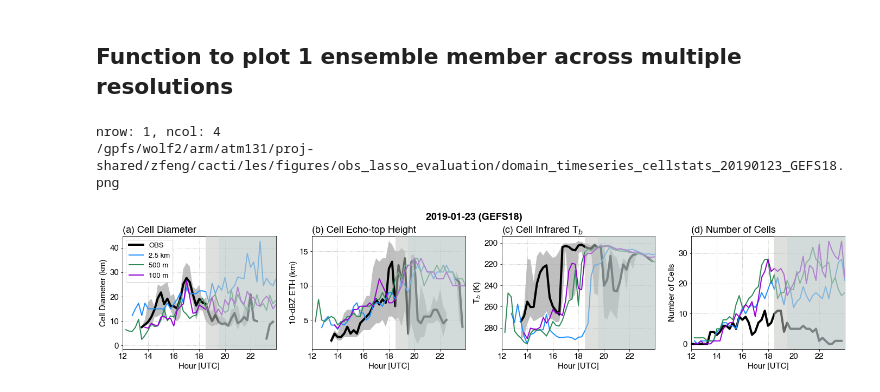
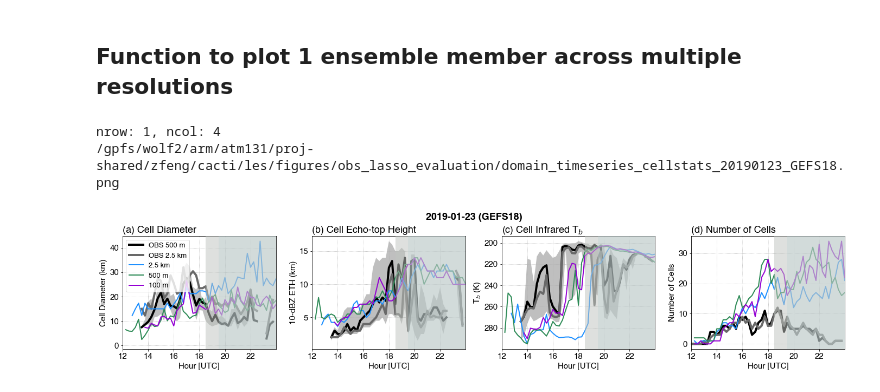
Before and after one commit to ICLASS-SFA/lasso_cellgrowth, a Jupyter notebook: notebooks/plot_domain_cellstats_timeseries_by_case_obs_lasso.ipynb, the cells around one changed output. Saved outputs shown, nothing was run; the diff lists cells and outputs as text; code cells hidden in the pictures.

```diff
--- a/notebooks/plot_domain_cellstats_timeseries_by_case_obs_lasso.ipynb
+++ b/notebooks/plot_domain_cellstats_timeseries_by_case_obs_lasso.ipynb
@@ -272,0 +292,4 @@ Data variables:
+# %%
+# Read OBS 2.5km data
+ds_obs25 = xr.open_dataset(statsfiles_obs25[0])
+ds_obs25
@@ -286,6 +327,8 @@ Data variables:
 # Convert cell area to equivalent diameter
 diam_avg_obs = 2 * np.sqrt(ds_obs.cellarea_mean)
 diam_qnt_obs = 2 * np.sqrt(ds_obs.cellarea_quantile)
+diam_avg_obs25 = 2 * np.sqrt(ds_obs25.cellarea_mean)
+diam_qnt_obs25 = 2 * np.sqrt(ds_obs25.cellarea_quantile)
 diam_avg_d2 = 2 * np.sqrt(ds_d2.cellarea_mean)
 diam_qnt_d2 = 2 * np.sqrt(ds_d2.cellarea_quantile)
 diam_avg_d3 = 2 * np.sqrt(ds_d3.cellarea_mean)
@@ -295,16 +338,19 @@ diam_qnt_d4 = 2 * np.sqrt(ds_d4.cellarea_quantile)
 
 # Convert ETH units from [m] to [km]
 eth10_qnt_obs = ds_obs.echotop10_quantile / 1000
+eth10_qnt_obs25 = ds_obs25.echotop10_quantile / 1000
 eth10_qnt_d2 = ds_d2.echotop10_quantile / 1000
 eth10_qnt_d3 = ds_d3.echotop10_quantile / 1000
 eth10_qnt_d4 = ds_d4.echotop10_quantile / 1000
 
 tb_qnt_obs = ds_obs.tb_quantile
+tb_qnt_obs25 = ds_obs25.tb_quantile
 tb_qnt_d2 = ds_d2.tb_quantile
 tb_qnt_d3 = ds_d3.tb_quantile
 tb_qnt_d4 = ds_d4.tb_quantile
 
 ncells_obs = ds_obs.ncells
+ncells_obs25 = ds_obs25.ncells
 ncells_d2 = ds_d2.ncells
 ncells_d3 = ds_d3.ncells
 ncells_d4 = ds_d4.ncells
@@ -480,16 +523,16 @@ def plot_allens(nrow, ncol, da_lines, da_shade, time_shade=None,
 case_date = start_dates[0]
 
 da_lines = [
-    [{'o':diam_qnt_obs.sel(quantile=0.5), 'e':diam_qnt_d2.sel(quantile=0.5)},
+    [{'o':diam_qnt_obs25.sel(quantile=0.5), 'e':diam_qnt_d2.sel(quantile=0.5)},
      {'o':diam_qnt_obs.sel(quantile=0.5), 'e':diam_qnt_d3.sel(quantile=0.5)},
      {'o':diam_qnt_obs.sel(quantile=0.5), 'e':diam_qnt_d4.sel(quantile=0.5)},],
-    [{'o':eth10_qnt_obs.sel(quantile=0.5), 'e':eth10_qnt_d2.sel(quantile=0.5)},
+    [{'o':eth10_qnt_obs25.sel(quantile=0.5), 'e':eth10_qnt_d2.sel(quantile=0.5)},
      {'o':eth10_qnt_obs.sel(quantile=0.5), 'e':eth10_qnt_d3.sel(quantile=0.5)},
      {'o':eth10_qnt_obs.sel(quantile=0.5), 'e':eth10_qnt_d4.sel(quantile=0.5)},],
-    [{'o':tb_qnt_obs.sel(quantile=0.5), 'e':tb_qnt_d2.sel(quantile=0.5)},
+    [{'o':tb_qnt_obs25.sel(quantile=0.5), 'e':tb_qnt_d2.sel(quantile=0.5)},
      {'o':tb_qnt_obs.sel(quantile=0.5), 'e':tb_qnt_d3.sel(quantile=0.5)},
      {'o':tb_qnt_obs.sel(quantile=0.5), 'e':tb_qnt_d4.sel(quantile=0.5)},],
-    [{'o':ncells_obs, 'e':ncells_d2},
+    [{'o':ncells_obs25, 'e':ncells_d2},
      {'o':ncells_obs, 'e':ncells_d3},
      {'o':ncells_obs, 'e':ncells_d4},],
 ]
@@ -500,10 +543,15 @@ print(f"nrow: {nrow}, ncol: {ncol}")
 diam_iqr = {'lo':diam_qnt_obs.sel(quantile=0.25), 'hi':diam_qnt_obs.sel(quantile=0.75)}
 eth10_iqr = {'lo':eth10_qnt_obs.sel(quantile=0.25), 'hi':eth10_qnt_obs.sel(quantile=0.75)}
 tb_iqr = {'lo':tb_qnt_obs.sel(quantile=0.25), 'hi':tb_qnt_obs.sel(quantile=0.75)}
+
+diam_iqr25 = {'lo':diam_qnt_obs25.sel(quantile=0.25), 'hi':diam_qnt_obs25.sel(quantile=0.75)}
+eth10_iqr25 = {'lo':eth10_qnt_obs25.sel(quantile=0.25), 'hi':eth10_qnt_obs25.sel(quantile=0.75)}
+tb_iqr25 = {'lo':tb_qnt_obs25.sel(quantile=0.25), 'hi':tb_qnt_obs25.sel(quantile=0.75)}
+
 da_shade = [
-    [diam_iqr, diam_iqr, diam_iqr],
-    [eth10_iqr, eth10_iqr, eth10_iqr],
-    [tb_iqr, tb_iqr, tb_iqr],
+    [diam_iqr25, diam_iqr, diam_iqr],
+    [eth10_iqr25, eth10_iqr, eth10_iqr],
+    [tb_iqr25, tb_iqr, tb_iqr],
     [None, None, None],
 ]
 # # Time period shading for cold pools
@@ -583,7 +633,7 @@ cp_time_s_d2, cp_time_s_d3, cp_time_s_d4
 # %%
 def plot_allres(nrow, ncol, da_lines, da_shade, time_shade=None,
              wspace=None, hspace=None, top=None, suptitle=None, suptitle_y=None, invert_yaxis=None,
-             xlims=None, ylims=None, xlabels=None, ylabels=None, legend_fs=None, legend_show=None,
+             xlims=None, ylims=None, xlabels=None, ylabels=None, legend_fs=None, legend_show=None, legend_ncol=None,
              titles=None, fontsize=None, figsize=None, figname=None, dpi=None):
 
     mpl.rcParams['font.size'] = fontsize
@@ -591,7 +641,7 @@ def plot_allres(nrow, ncol, da_lines, da_shade, time_shade=None,
     time_fmt = mdates.DateFormatter('%H')
 
     lw = 2
-    lcolors = {'o':'k', 'd2':'dodgerblue', 'd3':'seagreen', 'd4':'darkviolet'}
+    lcolors = {'o':'k', 'o25':'dimgray', 'd2':'dodgerblue', 'd3':'seagreen', 'd4':'darkviolet'}
     scolors = {'d2':'lightblue', 'd3':'palegreen', 'd4':'plum'}
     t_shade_alpha = 0.3
 
@@ -613,14 +663,15 @@ def plot_allres(nrow, ncol, da_lines, da_shade, time_shade=None,
                 # Setup two columns (left: plot, right: colorbar)
                 gss = gridspec.GridSpecFromSubplotSpec(1, 2, subplot_spec=gs[row,col], height_ratios=[1], width_ratios=[1,0.02], wspace=0.02, hspace=0.)
                 ax = plt.subplot(gss[0])
-                ax.plot(da_l['o'].time, da_l['o'].values, color=lcolors['o'], lw=lw*2, zorder=2, label='OBS')
+                ax.plot(da_l['o'].time, da_l['o'].values, color=lcolors['o'], lw=lw*2, zorder=2, label='OBS 500 m')
+                ax.plot(da_l['o25'].time, da_l['o25'].values, color=lcolors['o25'], lw=lw*2, ls='-', zorder=2, label='OBS 2.5 km')
                 ax.plot(da_l['d2'].time, da_l['d2'].values, color=lcolors['d2'], lw=lw, zorder=2, label='2.5 km')
                 ax.plot(da_l['d3'].time, da_l['d3'].values, color=lcolors['d3'], lw=lw, zorder=2, label='500 m')
                 ax.plot(da_l['d4'].time, da_l['d4'].values, color=lcolors['d4'], lw=lw, zorder=2, label='100 m')
                 if (da_s is not None):
                     ax.fill_between(da_s['lo'].time, da_s['lo'], da_s['hi'], facecolor='gray', alpha=0.5, zorder=1)  # Shaded area
 
-                if (legend_show[row][col]): ax.legend(loc='best', fontsize=legend_fs)
+                if (legend_show[row][col]): ax.legend(loc='best', fontsize=legend_fs, ncol=legend_ncol)
                 # Axes, labels
                 ax.xaxis.set_major_locator(mdates.HourLocator(interval=2))
                 ax.xaxis.set_major_formatter(time_fmt)
@@ -647,18 +698,22 @@ icase = f"{case_date}-{ensmember}"
 
 da_lines = [
     [{'o':diam_qnt_obs.sel(quantile=0.5),
+      'o25': diam_qnt_obs25.sel(quantile=0.5),
       'd2':diam_qnt_d2.sel(quantile=0.5, case=f'{icase}-D2'),
       'd3':diam_qnt_d3.sel(quantile=0.5, case=f'{icase}-D3'),
       'd4':diam_qnt_d4.sel(quantile=0.5, case=f'{icase}-D4')},
      {'o':eth10_qnt_obs.sel(quantile=0.5),
+      'o25': eth10_qnt_obs25.sel(quantile=0.5),
       'd2':eth10_qnt_d2.sel(quantile=0.5, case=f'{icase}-D2'),
       'd3':eth10_qnt_d3.sel(quantile=0.5, case=f'{icase}-D3'),
       'd4':eth10_qnt_d4.sel(quantile=0.5, case=f'{icase}-D4')},
      {'o':tb_qnt_obs.sel(quantile=0.5),
+      'o25': tb_qnt_obs25.sel(quantile=0.5),
       'd2':tb_qnt_d2.sel(quantile=0.5, case=f'{icase}-D2'),
       'd3':tb_qnt_d3.sel(quantile=0.5, case=f'{icase}-D3'),
       'd4':tb_qnt_d4.sel(quantile=0.5, case=f'{icase}-D4')},
      {'o':ncells_obs,
+      'o25': ncells_obs25,
       'd2':ncells_d2.sel(case=f'{icase}-D2'),
       'd3':ncells_d3.sel(case=f'{icase}-D3'),
       'd4':ncells_d4.sel(case=f'{icase}-D4')}]
@@ -681,32 +736,33 @@ time_shade = [
 
 time_s = pd.to_datetime(f"{case_date}T12", format='%Y%m%dT%H')
 time_e = time_s.replace(hour=23, minute=59)
 date_fmt = time_s.strftime('%Y-%m-%d')
 xlims = [time_s, time_e]
 # ylims = [[(0,40), (0,18), (290,190), (0,40)]]
 ylims = None
 invert_yaxis = [[False, False, True, False]]
 xlabels = [[f'Hour [UTC]']*ncol]
 ylabels = [['Cell Diameter (km)', '10-dBZ ETH (km)', 'T$_{b}$ (K)', 'Number of Cells']]
 titles = [['(a) Cell Diameter', '(b) Cell Echo-top Height', '(c) Cell Infrared T$_{b}$', '(d) Number of Cells']]
 suptitle = f"{date_fmt} ({ensmember})"
 suptitle_y = 0.999
 # suptitle_y = 0.001
 
 legend_show = [[True, False, False, False]]
 legend_fs = 13
+legend_ncol = 1
 fontsize = 15
 figsize = (24,4)
 wspace = 0.2
 figname = f'{figdir}domain_timeseries_cellstats_{case_date}_{ensmember}.png'
 print(figname)
 
 fig = plot_allres(nrow, ncol, da_lines, da_shade, time_shade=time_shade, xlims=xlims, xlabels=xlabels, ylims=ylims, ylabels=ylabels,
                titles=titles, suptitle=suptitle, suptitle_y=suptitle_y, invert_yaxis=invert_yaxis,
                wspace=wspace, top=0.85,
-               legend_fs=legend_fs, legend_show=legend_show,
+               legend_fs=legend_fs, legend_show=legend_show, legend_ncol=legend_ncol,
                fontsize=fontsize, figsize=figsize, figname=figname)
 # %% [output]
 nrow: 1, ncol: 4
 /gpfs/wolf2/arm/atm131/proj-shared/zfeng/cacti/les/figures/obs_lasso_evaluation/domain_timeseries_cellstats_20190123_GEFS18.png
-[figure, old version]
+[figure, new version]
```
Also changed, not shown: parts of 14 cells of this notebook, 10 other files.
